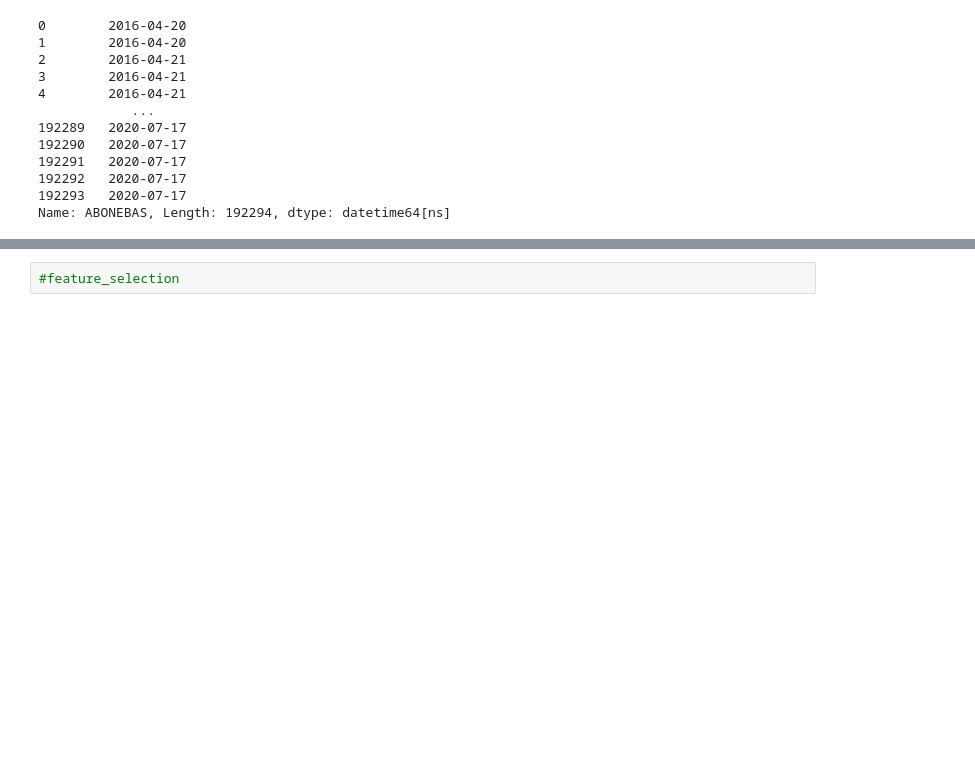
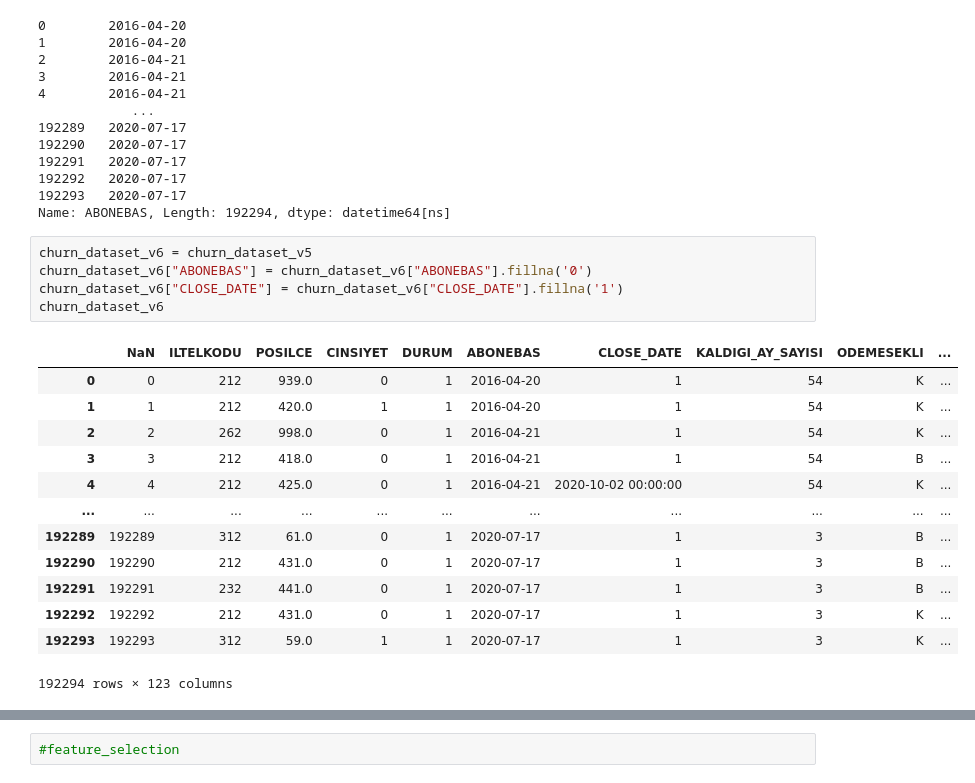
Before and after one commit to efekhrman/EHB334E_Churn_Dataset, a Jupyter notebook: EHB334E_Churn_Dataset.ipynb, the cells around one changed output, grey strips where cells are left out. Drawn from its saved outputs; the diff is of its cells as text; blank space fills up the shorter version.

```diff
--- a/EHB334E_Churn_Dataset.ipynb
+++ b/EHB334E_Churn_Dataset.ipynb
@@ -280,4 +291,23 @@ churn_dataset_v5["ABONEBAS"]
 192292   2020-07-17
 192293   2020-07-17
 Name: ABONEBAS, Length: 192294, dtype: datetime64[ns]
+# %%
+churn_dataset_v6 = churn_dataset_v5
+churn_dataset_v6["ABONEBAS"] = churn_dataset_v6["ABONEBAS"].fillna('0')
+churn_dataset_v6["CLOSE_DATE"] = churn_dataset_v6["CLOSE_DATE"].fillna('1')
+churn_dataset_v6
+# %% [output]
+|  | NaN | ILTELKODU | POSILCE | CINSIYET | DURUM | ABONEBAS | CLOSE_DATE | KALDIGI_AY_SAYISI | ODEMESEKLI | ... |
+| 0 | 0 | 212 | 939.0 | 0 | 1 | 2016-04-20 | 1 | 54 | K | ... |
+| 1 | 1 | 212 | 420.0 | 1 | 1 | 2016-04-20 | 1 | 54 | K | ... |
+| 2 | 2 | 262 | 998.0 | 0 | 1 | 2016-04-21 | 1 | 54 | K | ... |
+| 3 | 3 | 212 | 418.0 | 0 | 1 | 2016-04-21 | 1 | 54 | B | ... |
+| 4 | 4 | 212 | 425.0 | 0 | 1 | 2016-04-21 | 2020-10-02 00:00:00 | 54 | K | ... |
+| ... | ... | ... | ... | ... | ... | ... | ... | ... | ... | ... |
+| 192289 | 192289 | 312 | 61.0 | 0 | 1 | 2020-07-17 | 1 | 3 | B | ... |
+| 192290 | 192290 | 212 | 431.0 | 0 | 1 | 2020-07-17 | 1 | 3 | B | ... |
+| 192291 | 192291 | 232 | 441.0 | 0 | 1 | 2020-07-17 | 1 | 3 | B | ... |
+| 192292 | 192292 | 212 | 431.0 | 0 | 1 | 2020-07-17 | 1 | 3 | K | ... |
+| 192293 | 192293 | 312 | 59.0 | 1 | 1 | 2020-07-17 | 1 | 3 | K | ... |
+192294 rows × 123 columns
 # %%
```
Also changed, not shown: parts of 7 cells of this notebook.
